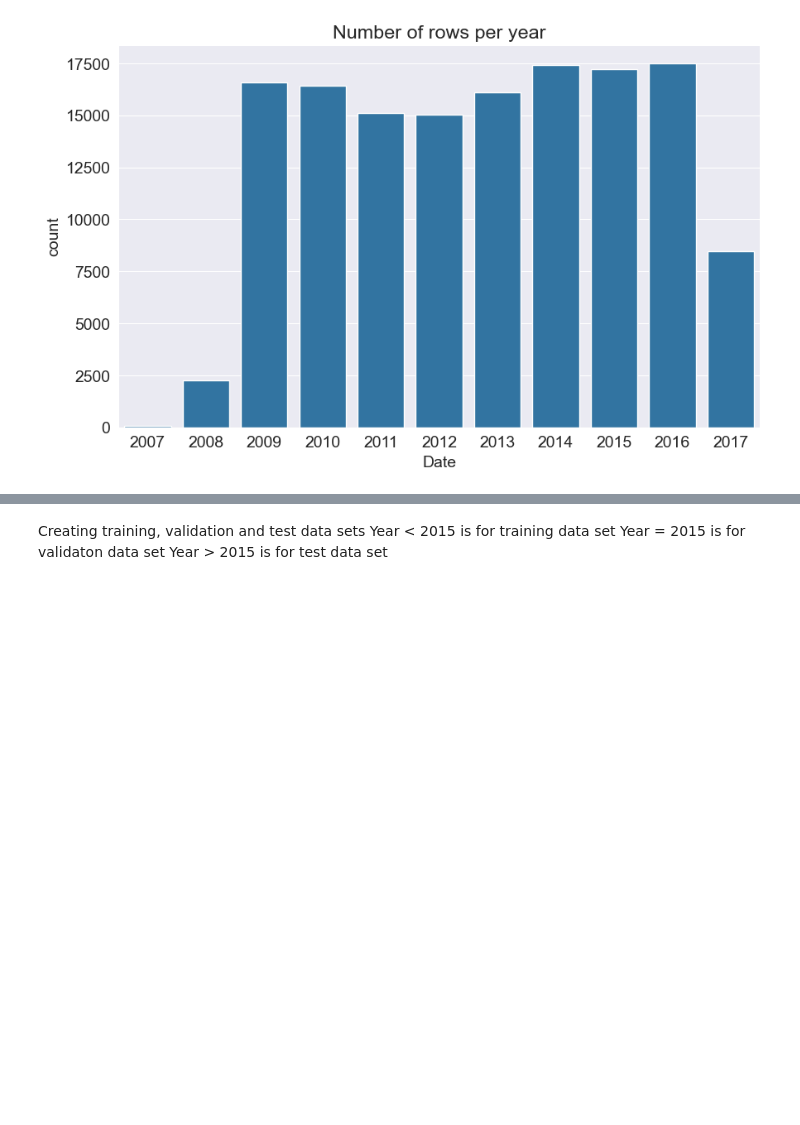
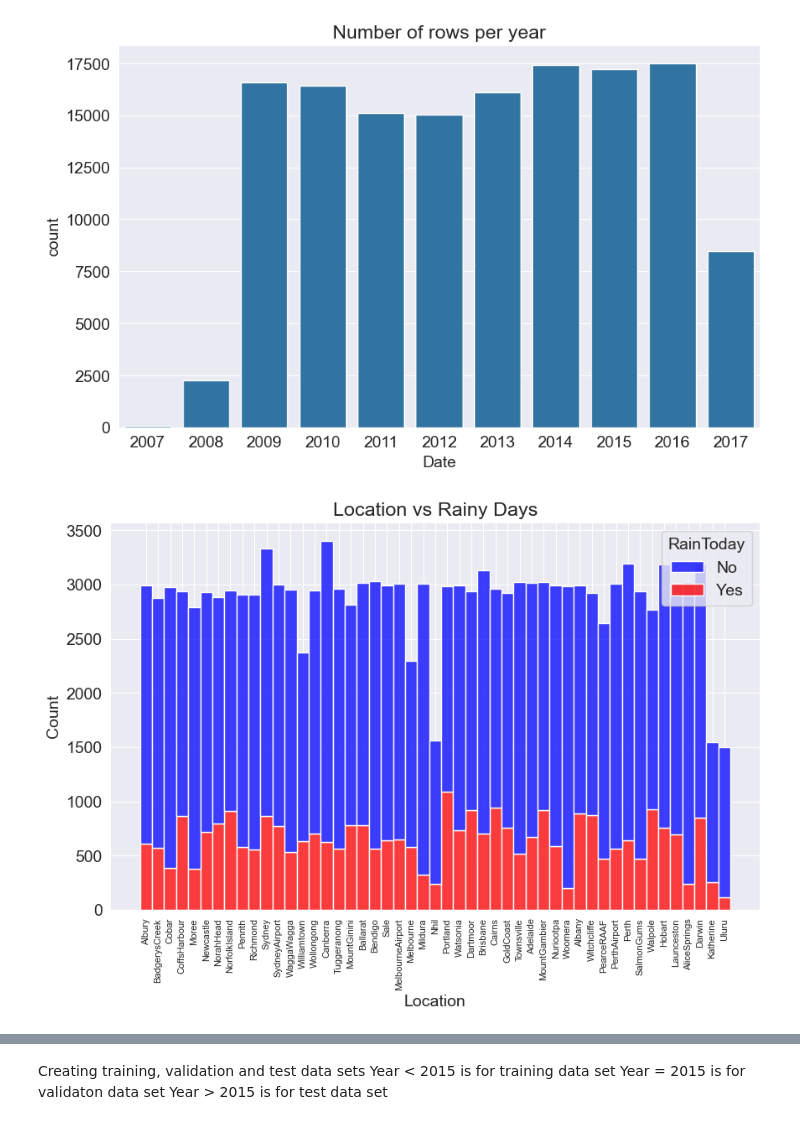
Before and after one commit to tusharx0809/machine-learning, a Jupyter notebook: decision-trees/decision-trees.ipynb, the cells around one changed output, grey strips where cells are left out. Cells and saved outputs as stored; diff of their text form; code cells hidden in the pictures; blank space fills up the shorter version.

Commit message:
visualizations-added

```diff
--- a/decision-trees/decision-trees.ipynb
+++ b/decision-trees/decision-trees.ipynb
@@ -57,3 +57,17 @@ sns.countplot(x=pd.to_datetime(raw_df.Date).dt.year)
 # %% [output]
 <Axes: title={'center': 'Number of rows per year'}, xlabel='Date', ylabel='count'>
 [figure]
+# %%
+fig, ax = plt.subplots()
+sns.histplot(data = raw_df,
+             x = 'Location',
+             hue = 'RainToday',
+             palette = ['blue','red'],
+             multiple = 'stack',
+             ax = ax)
+ax.set_title('Location vs Rainy Days')
+plt.xticks(rotation = 90,
+           fontsize = 8)
+plt.show()
+# %% [output]
+[figure, added]
```
Also changed, not shown: parts of 4 cells of this notebook.
